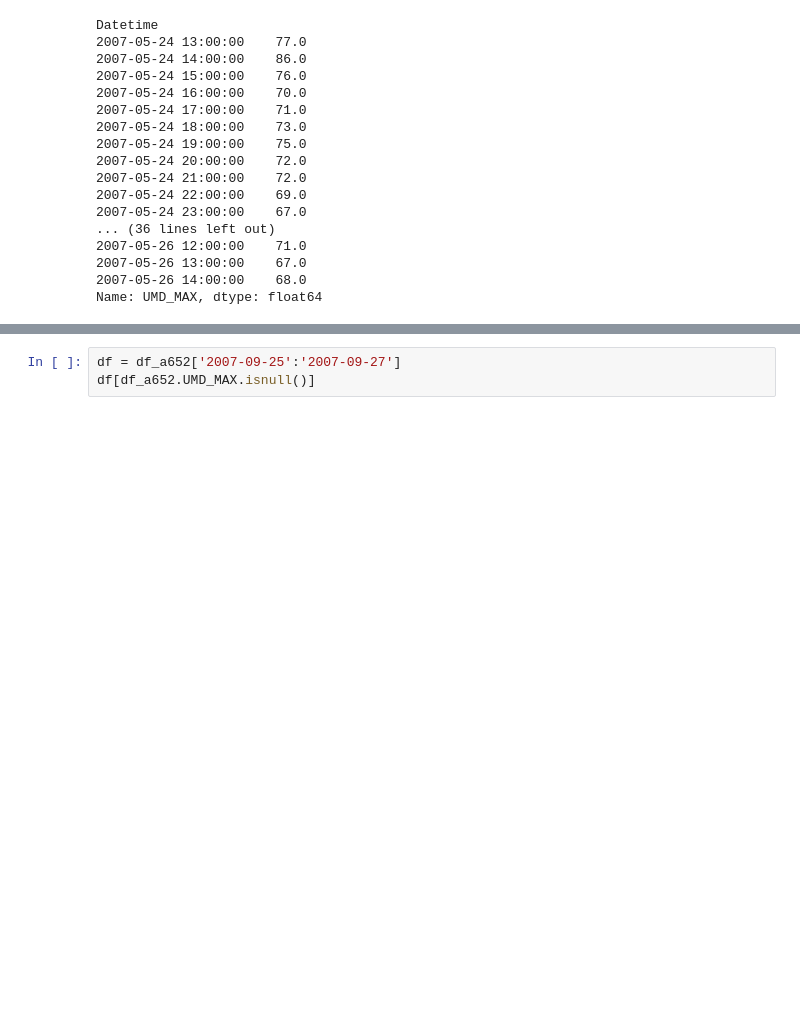
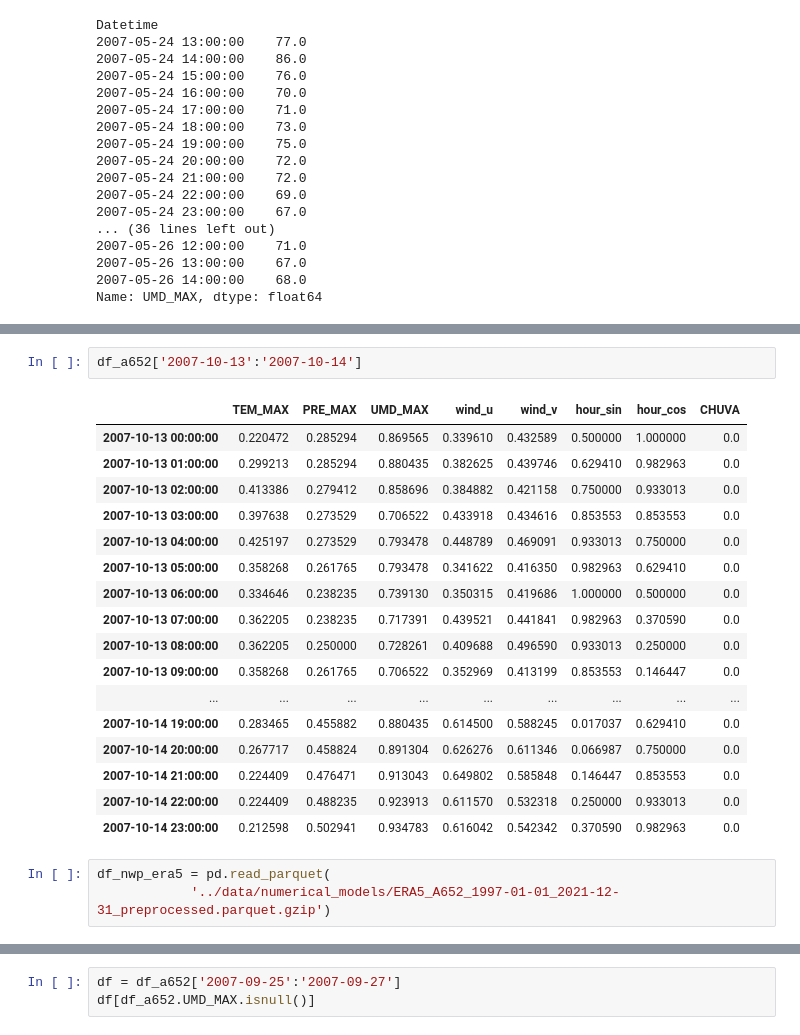
Before and after one commit to NietoCurcio/atmoseer, a Jupyter notebook: notebooks/data_imputation.ipynb, the cells around one changed output, grey strips where cells are left out. Drawn from its saved outputs; the diff is of its cells as text; blank space fills up the shorter version.

```diff
--- a/notebooks/data_imputation.ipynb
+++ b/notebooks/data_imputation.ipynb
@@ -164,0 +181,23 @@ Name: UMD_MAX, dtype: float64
+# %%
+df_a652['2007-10-13':'2007-10-14']
+# %% [output]
+|  | TEM_MAX | PRE_MAX | UMD_MAX | wind_u | wind_v | hour_sin | hour_cos | CHUVA |
+| 2007-10-13 00:00:00 | 0.220472 | 0.285294 | 0.869565 | 0.339610 | 0.432589 | 0.500000 | 1.000000 | 0.0 |
+| 2007-10-13 01:00:00 | 0.299213 | 0.285294 | 0.880435 | 0.382625 | 0.439746 | 0.629410 | 0.982963 | 0.0 |
+| 2007-10-13 02:00:00 | 0.413386 | 0.279412 | 0.858696 | 0.384882 | 0.421158 | 0.750000 | 0.933013 | 0.0 |
+| 2007-10-13 03:00:00 | 0.397638 | 0.273529 | 0.706522 | 0.433918 | 0.434616 | 0.853553 | 0.853553 | 0.0 |
+| 2007-10-13 04:00:00 | 0.425197 | 0.273529 | 0.793478 | 0.448789 | 0.469091 | 0.933013 | 0.750000 | 0.0 |
+| 2007-10-13 05:00:00 | 0.358268 | 0.261765 | 0.793478 | 0.341622 | 0.416350 | 0.982963 | 0.629410 | 0.0 |
+| 2007-10-13 06:00:00 | 0.334646 | 0.238235 | 0.739130 | 0.350315 | 0.419686 | 1.000000 | 0.500000 | 0.0 |
+| 2007-10-13 07:00:00 | 0.362205 | 0.238235 | 0.717391 | 0.439521 | 0.441841 | 0.982963 | 0.370590 | 0.0 |
+| 2007-10-13 08:00:00 | 0.362205 | 0.250000 | 0.728261 | 0.409688 | 0.496590 | 0.933013 | 0.250000 | 0.0 |
+| 2007-10-13 09:00:00 | 0.358268 | 0.261765 | 0.706522 | 0.352969 | 0.413199 | 0.853553 | 0.146447 | 0.0 |
+| ... | ... | ... | ... | ... | ... | ... | ... | ... |
+| 2007-10-14 19:00:00 | 0.283465 | 0.455882 | 0.880435 | 0.614500 | 0.588245 | 0.017037 | 0.629410 | 0.0 |
+| 2007-10-14 20:00:00 | 0.267717 | 0.458824 | 0.891304 | 0.626276 | 0.611346 | 0.066987 | 0.750000 | 0.0 |
+| 2007-10-14 21:00:00 | 0.224409 | 0.476471 | 0.913043 | 0.649802 | 0.585848 | 0.146447 | 0.853553 | 0.0 |
+| 2007-10-14 22:00:00 | 0.224409 | 0.488235 | 0.923913 | 0.611570 | 0.532318 | 0.250000 | 0.933013 | 0.0 |
+| 2007-10-14 23:00:00 | 0.212598 | 0.502941 | 0.934783 | 0.616042 | 0.542342 | 0.370590 | 0.982963 | 0.0 |
+# %%
+df_nwp_era5 = pd.read_parquet(
+            '../data/numerical_models/ERA5_A652_1997-01-01_2021-12-31_preprocessed.parquet.gzip')
```
Also changed, not shown: parts of 9 cells of this notebook, 4 other files.
